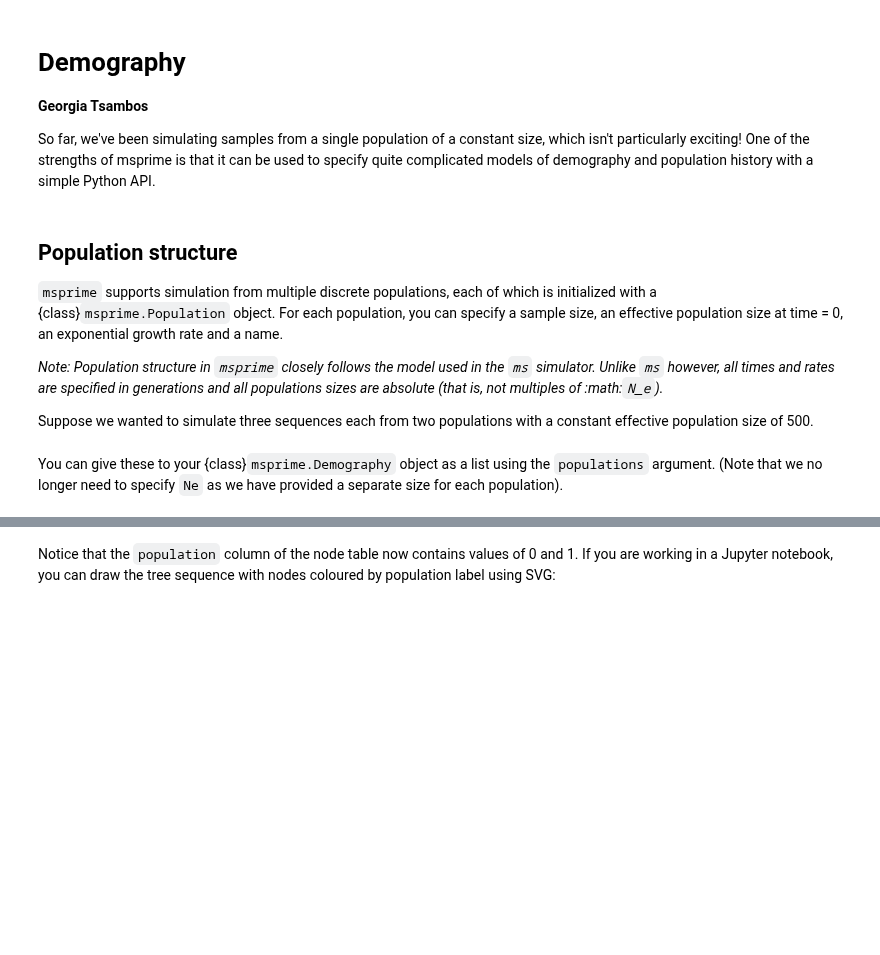
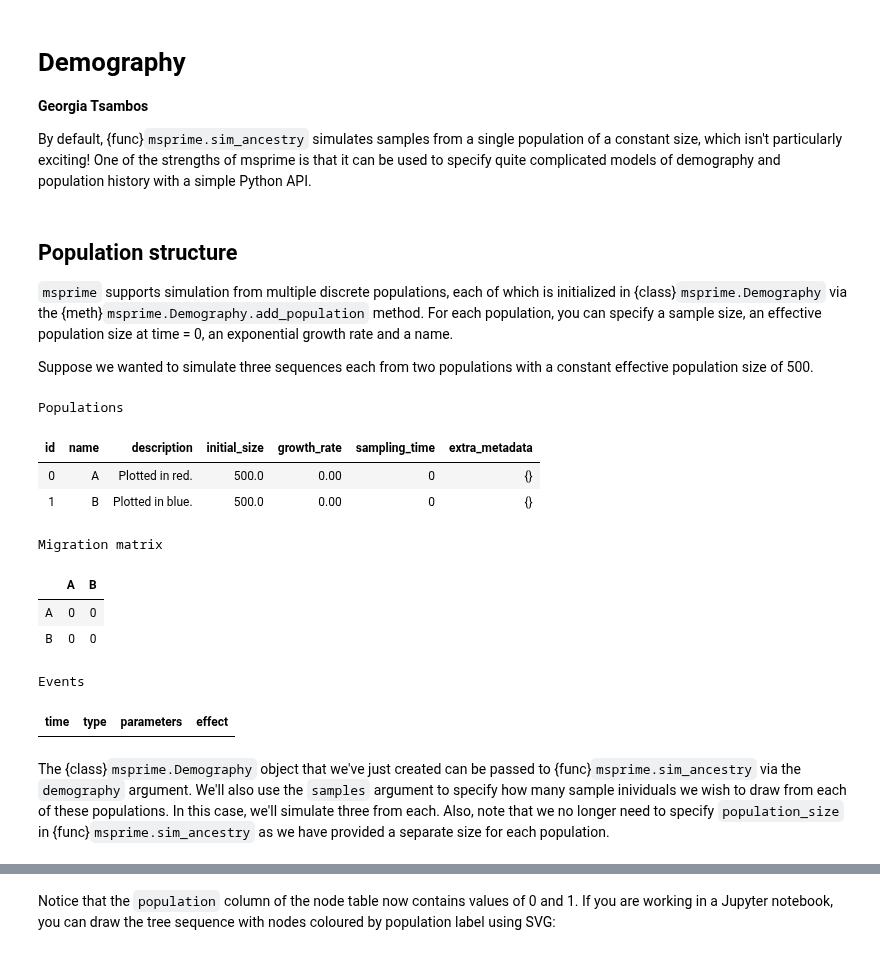
Before and after one commit to tskit-dev/tutorials, a Jupyter notebook: _sources/demography.ipynb, the cells around one changed output, grey strips where cells are left out. Saved outputs shown, nothing was run; the diff lists cells and outputs as text; code cells hidden in the pictures; blank space fills up the shorter version.

```diff
--- a/_sources/demography.ipynb
+++ b/_sources/demography.ipynb
@@ -3,7 +3,7 @@
 
 **Georgia Tsambos**
 
-So far, we've been simulating samples from a single population of a constant size,
+By default, {func}`msprime.sim_ancestry` simulates samples from a single population of a constant size,
 which isn't particularly exciting!
 One of the strengths of msprime is that it can be used to specify quite complicated
 models of demography and population history with a simple Python API.
@@ -16,15 +15,9 @@ from IPython.display import SVG
 ## Population structure
 
 ``msprime`` supports simulation from multiple discrete populations,
-each of which is initialized with a {class}`msprime.Population` object.
+each of which is initialized in {class}`msprime.Demography` via the {meth}`msprime.Demography.add_population` method.
 For each population, you can specify a sample size, an effective population size
 at time = 0, an exponential growth rate and a name.
 
-*Note: Population structure in ``msprime`` closely follows the model used in the
-``ms`` simulator.
-Unlike ``ms`` however, all times and rates are specified
-in generations and all populations sizes are absolute (that is, not
-multiples of :math:`N_e`).*
-
 Suppose we wanted to simulate three sequences each from two populations
 with a constant effective population size of 500.
@@ -36,5 +24,22 @@ samples1 = msprime.SampleSet(num_samples=3, population='Population1')
-# %% [markdown]
-You can give these to your {class}`msprime.Demography` object as a list
-using the ``populations`` argument.
-(Note that we no longer need to specify ``Ne`` as we have provided a separate size for each population).
+# %%
+dem = msprime.Demography()
+dem.add_population(name="A", description="Plotted in red.", initial_size=500)
+dem.add_population(name="B", description="Plotted in blue.",initial_size=500)
+dem
+# %% [output]
+Populations
+| id | name | description | initial_size | growth_rate | sampling_time | extra_metadata |
+| 0 | A | Plotted in red. | 500.0 | 0.00 | 0 | {} |
+| 1 | B | Plotted in blue. | 500.0 | 0.00 | 0 | {} |
+Migration matrix
+|  | A | B |
+| A | 0 | 0 |
+| B | 0 | 0 |
+Events
+| time | type | parameters | effect |
+# %% [markdown]
+The {class}`msprime.Demography` object that we've just created can be passed to {func}`msprime.sim_ancestry` via the ``demography`` argument.
+We'll also use the ``samples`` argument to specify how many sample inividuals we wish to draw from each of these populations.
+In this case, we'll simulate three from each.
+Also, note that we no longer need to specify ``population_size`` in {func}`msprime.sim_ancestry` as we have provided a separate size for each population.
 # %%
```
Also changed, not shown: parts of 59 cells of this notebook, 52 other files.
